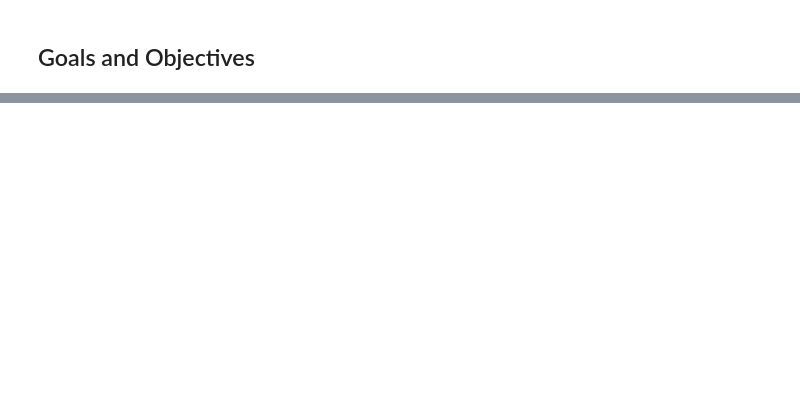
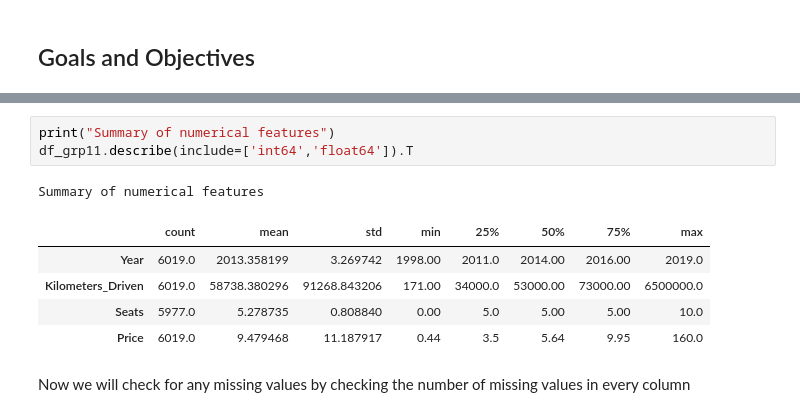
Before and after one commit to mayankthakkar17/MATHS_2_GROUP_11, a Jupyter notebook: maths2grp.ipynb, the cells around one changed output, grey strips where cells are left out. Drawn from its saved outputs; the diff is of its cells as text; blank space fills up the shorter version.

```diff
--- a/maths2grp.ipynb
+++ b/maths2grp.ipynb
@@ -113,0 +179,12 @@ For this report, the target feature will be the price of houses in paris in in E
+# %%
+print("Summary of numerical features")
+df_grp11.describe(include=['int64','float64']).T
+# %% [output]
+Summary of numerical features
+|  | count | mean | std | min | 25% | 50% | 75% | max |
+| Year | 6019.0 | 2013.358199 | 3.269742 | 1998.00 | 2011.0 | 2014.00 | 2016.00 | 2019.0 |
+| Kilometers_Driven | 6019.0 | 58738.380296 | 91268.843206 | 171.00 | 34000.0 | 53000.00 | 73000.00 | 6500000.0 |
+| Seats | 5977.0 | 5.278735 | 0.808840 | 0.00 | 5.0 | 5.00 | 5.00 | 10.0 |
+| Price | 6019.0 | 9.479468 | 11.187917 | 0.44 | 3.5 | 5.64 | 9.95 | 160.0 |
+# %% [markdown]
+Now we will check for any missing values by checking the number of missing values in every column
```
Also changed, not shown: parts of 33 cells of this notebook, 1 other file.
